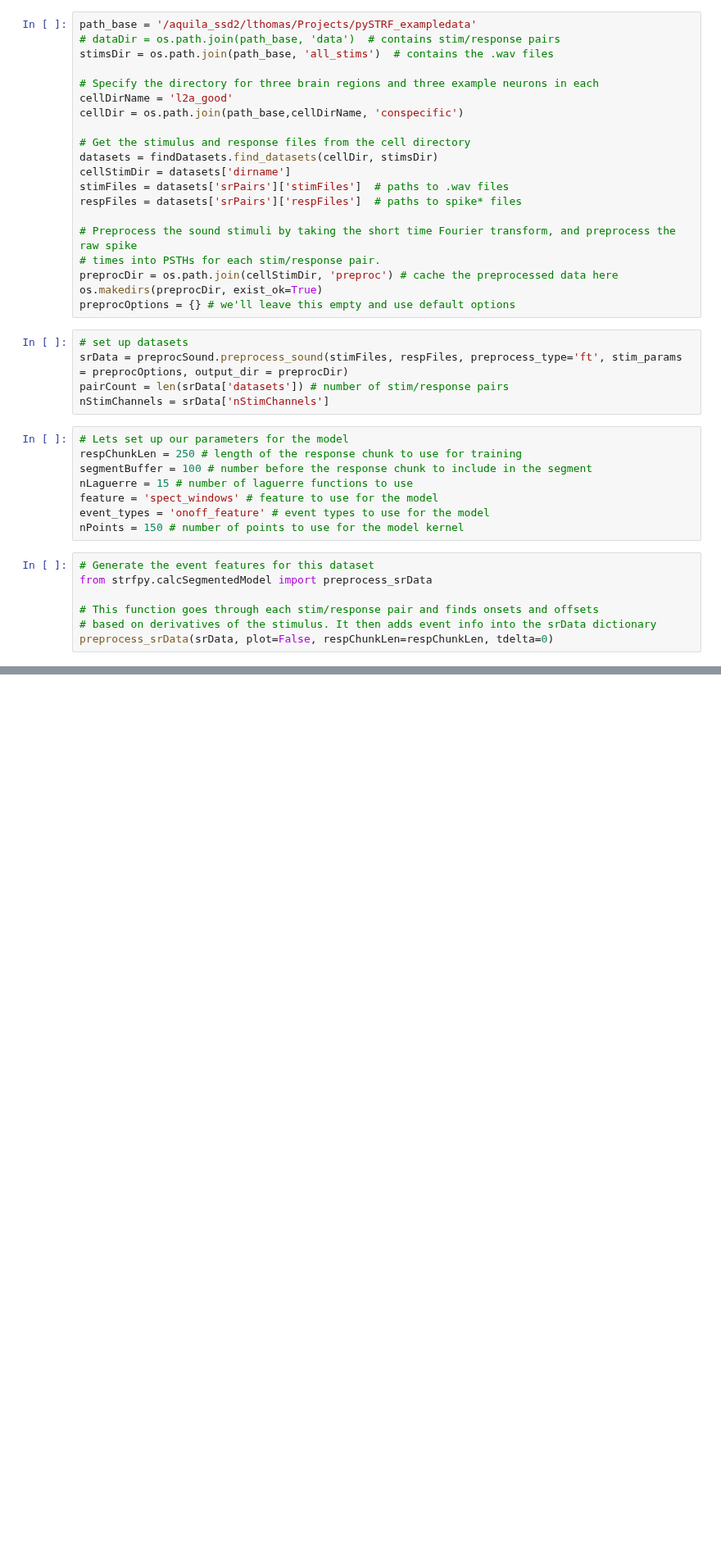
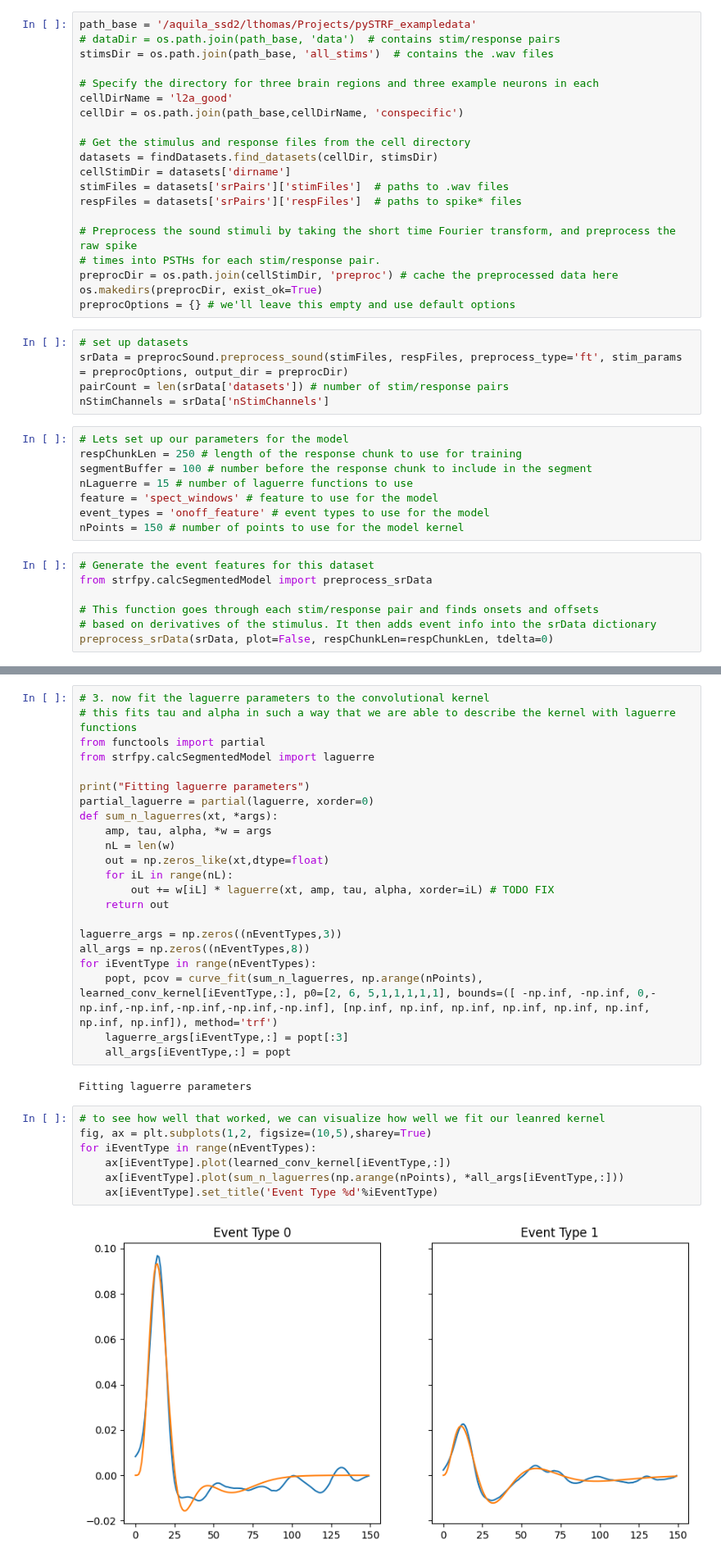
Before and after one commit to theunissenlab/strfPy, a Jupyter notebook: mrfpy_event_convolution.ipynb, the cells around one changed output, grey strips where cells are left out. Shown at 82% size. Drawn from its saved outputs; the diff is of its cells as text; blank space fills up the shorter version.

```diff
--- a/mrfpy_event_convolution.ipynb
+++ b/mrfpy_event_convolution.ipynb
@@ -105,0 +226,33 @@ from strfpy.calcSegmentedModel import fit_seg_model
+# %%
+# 3. now fit the laguerre parameters to the convolutional kernel
+# this fits tau and alpha in such a way that we are able to describe the kernel with laguerre functions
+from functools import partial
+from strfpy.calcSegmentedModel import laguerre
+
+print("Fitting laguerre parameters")
+partial_laguerre = partial(laguerre, xorder=0)
+def sum_n_laguerres(xt, *args):
+    amp, tau, alpha, *w = args
+    nL = len(w)
+    out = np.zeros_like(xt,dtype=float)
+    for iL in range(nL):
+        out += w[iL] * laguerre(xt, amp, tau, alpha, xorder=iL) # TODO FIX
+    return out
+
+laguerre_args = np.zeros((nEventTypes,3))
+all_args = np.zeros((nEventTypes,8))
+for iEventType in range(nEventTypes):
+    popt, pcov = curve_fit(sum_n_laguerres, np.arange(nPoints), learned_conv_kernel[iEventType,:], p0=[2, 6, 5,1,1,1,1,1], bounds=([ -np.inf, -np.inf, 0,-np.inf,-np.inf,-np.inf,-np.inf,-np.inf], [np.inf, np.inf, np.inf, np.inf, np.inf, np.inf, np.inf, np.inf]), method='trf')
+    laguerre_args[iEventType,:] = popt[:3]
+    all_args[iEventType,:] = popt
+# %% [output]
+Fitting laguerre parameters
+# %%
+# to see how well that worked, we can visualize how well we fit our leanred kernel
+fig, ax = plt.subplots(1,2, figsize=(10,5),sharey=True)
+for iEventType in range(nEventTypes):
+    ax[iEventType].plot(learned_conv_kernel[iEventType,:])
+    ax[iEventType].plot(sum_n_laguerres(np.arange(nPoints), *all_args[iEventType,:]))
+    ax[iEventType].set_title('Event Type %d'%iEventType)
+# %% [output]
+[figure, added]
```
Also changed, not shown: parts of 10 cells of this notebook, 1 other file.
